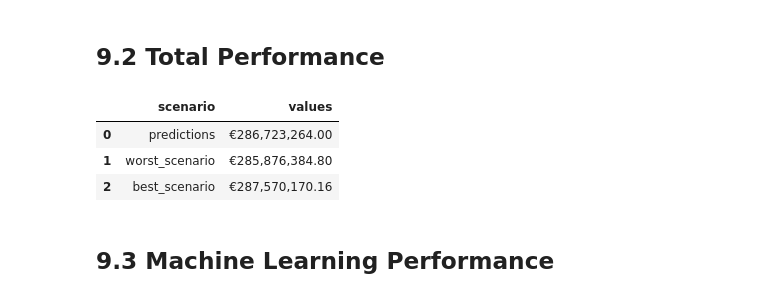
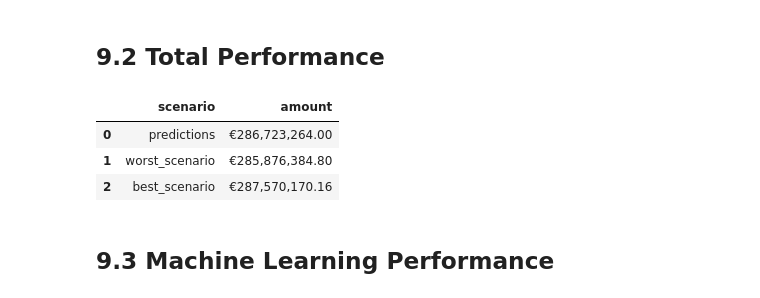
Before and after one commit to emidiovaleretto/rossmann-sales-prediction, a Jupyter notebook: Store_Sales_Prediction.ipynb, the cells around one changed output. Cells and saved outputs as stored; diff of their text form; code cells hidden in the pictures.

```diff
--- a/Store_Sales_Prediction.ipynb
+++ b/Store_Sales_Prediction.ipynb
@@ -487,19 +489,19 @@ Image( 'img/MindMapHypothesis.png' )
 ## Feature Engineering
 # %%
 # year
-df2['year'] = df1['date'].dt.year
+df2['year'] = df2['date'].dt.year
 
 # month
-df2['month'] = df1['date'].dt.month
+df2['month'] = df2['date'].dt.month
 
 # day
-df2['day'] = df1['date'].dt.day
+df2['day'] = df2['date'].dt.day
 
 # week of year
-df2['week_of_year'] = df1['date'].dt.weekofyear
+df2['week_of_year'] = df2['date'].dt.weekofyear
 
 # year week
-df2['year_week'] = df1['date'].dt.strftime( '%Y-%W' )
+df2['year_week'] = df2['date'].dt.strftime( '%Y-%W' )
 
 # competition since
 df2['competition_since'] = df2.apply( lambda x: datetime.datetime( year=x['competition_open_since_year'], month=x['competition_open_since_month'], day=1 ) , axis=1 )
@@ -1413,11 +1367,11 @@ sns.scatterplot( x='store', y='MAPE', data=df92 );
 ## 9.2 Total Performance
 # %%
 df93 = df92[['predictions', 'worst_scenario', 'best_scenario']].apply(
-    lambda x: np.sum( x ), axis=0 ).reset_index().rename( columns={'index': 'scenario', 0: 'values'} )
-df93['values'] = df93['values'].map( '€{:,.2f}'.format )
+    lambda x: np.sum( x ), axis=0 ).reset_index().rename( columns={'index': 'scenario', 0: 'amount'} )
+df93['amount'] = df93['amount'].map( '€{:,.2f}'.format )
 df93.head()
 # %% [output]
-|  | scenario | values |
+|  | scenario | amount |
 | 0 | predictions | €286,723,264.00 |
 | 1 | worst_scenario | €285,876,384.80 |
 | 2 | best_scenario | €287,570,170.16 |
```
Also changed, not shown: parts of 29 cells of this notebook.
